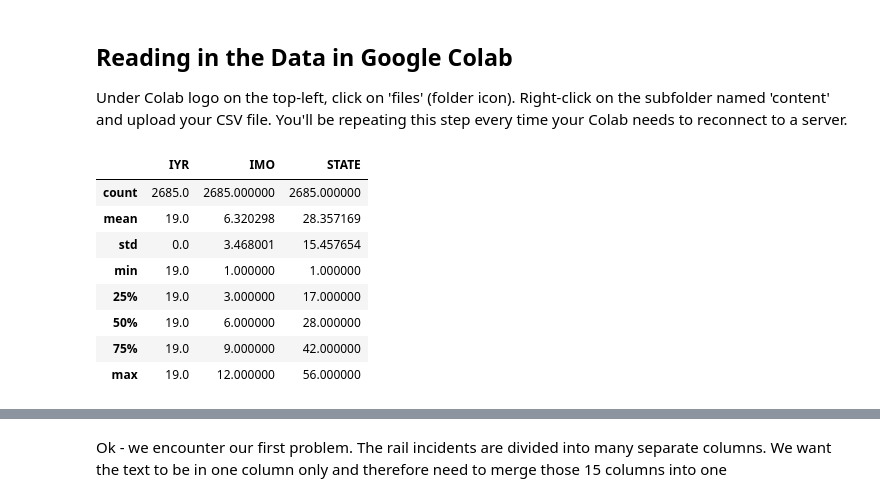
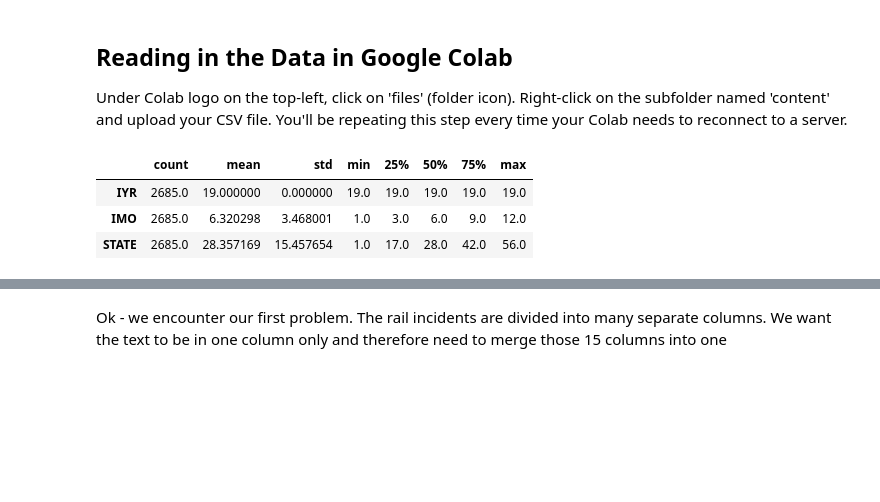
Before and after one commit to vantainguyen/Data_analytics, a Jupyter notebook: Lab_Week_1_Exploration_Wednesday_Text_data.ipynb, the cells around one changed output, grey strips where cells are left out. Drawn from its saved outputs; the diff is of its cells as text; code cells hidden in the pictures; blank space fills up the shorter version.

```diff
--- a/Lab_Week_1_Exploration_Wednesday_Text_data.ipynb
+++ b/Lab_Week_1_Exploration_Wednesday_Text_data.ipynb
@@ -25,17 +25,12 @@ Under Colab logo on the top-left, click on 'files' (folder icon). Right-click on
 raw_data_df_ = pd.read_csv("rail_incident_data_USA.csv")
 # %%
 #summary stats of the dataset
-raw_data_df_.describe()
+raw_data_df_.describe().T
 # %% [output]
-|  | IYR | IMO | STATE |
-| count | 2685.0 | 2685.000000 | 2685.000000 |
-| mean | 19.0 | 6.320298 | 28.357169 |
-| std | 0.0 | 3.468001 | 15.457654 |
-| min | 19.0 | 1.000000 | 1.000000 |
-| 25% | 19.0 | 3.000000 | 17.000000 |
-| 50% | 19.0 | 6.000000 | 28.000000 |
-| 75% | 19.0 | 9.000000 | 42.000000 |
-| max | 19.0 | 12.000000 | 56.000000 |
+|  | count | mean | std | min | 25% | 50% | 75% | max |
+| IYR | 2685.0 | 19.000000 | 0.000000 | 19.0 | 19.0 | 19.0 | 19.0 | 19.0 |
+| IMO | 2685.0 | 6.320298 | 3.468001 | 1.0 | 3.0 | 6.0 | 9.0 | 12.0 |
+| STATE | 2685.0 | 28.357169 | 15.457654 | 1.0 | 17.0 | 28.0 | 42.0 | 56.0 |
 # %%
 raw_data_df_.head()
 # %% [output]
```
Also changed, not shown: parts of 9 cells of this notebook.
